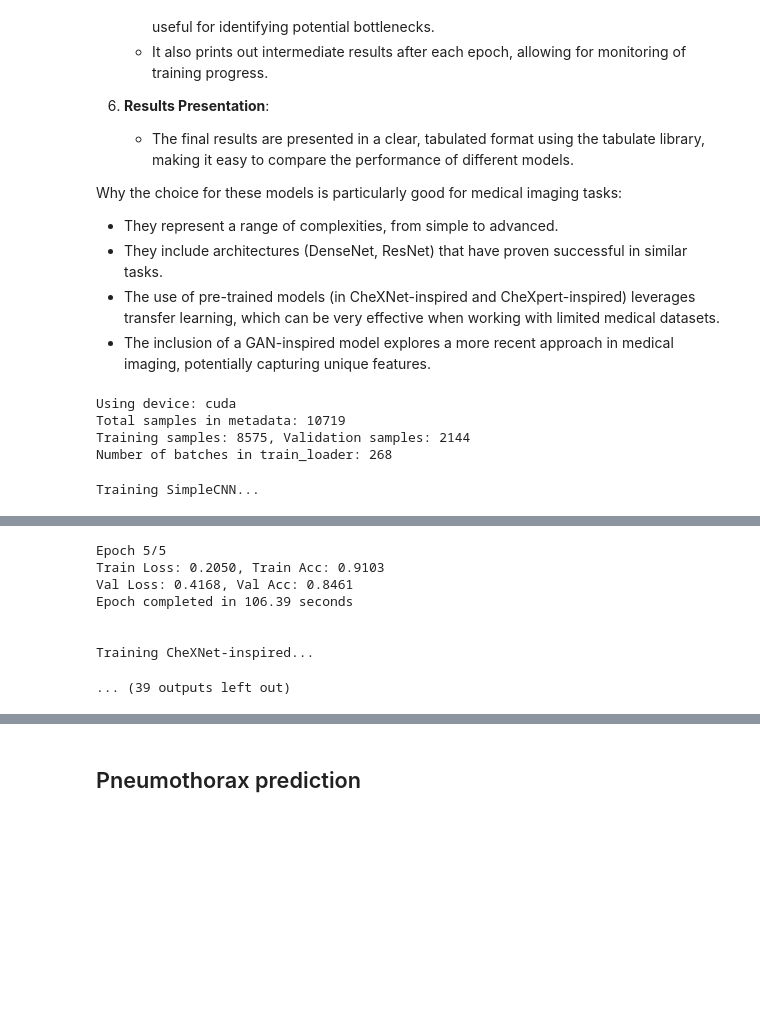
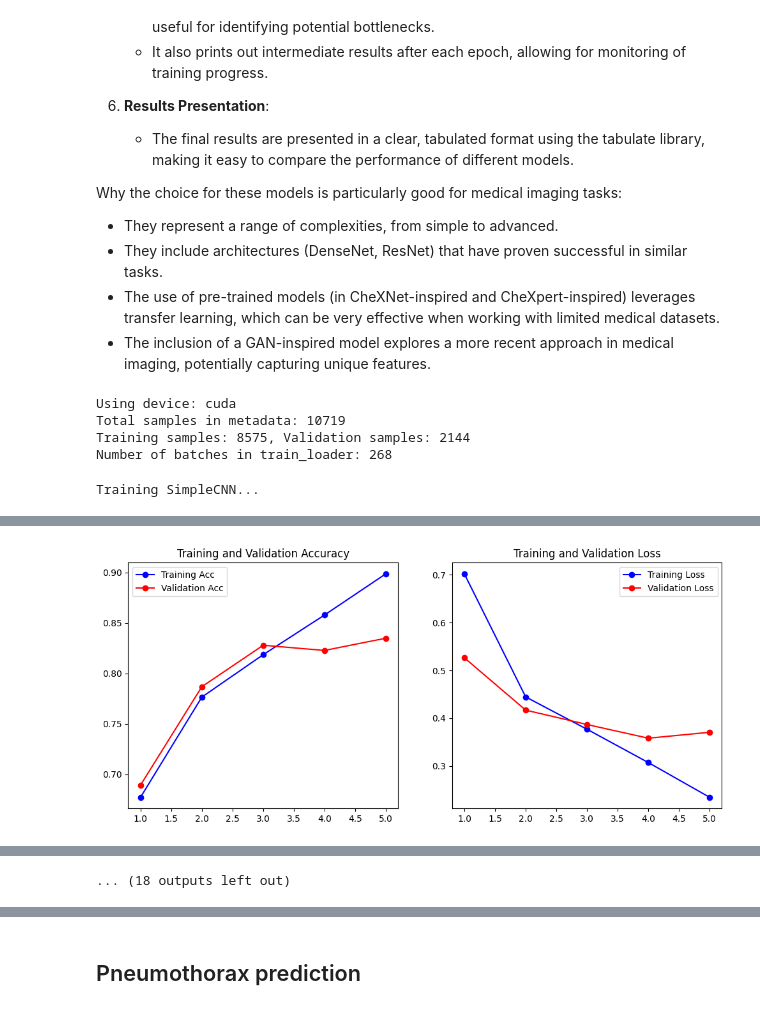
Before and after one commit to alexcri90/Medical-Imaging-DS-Bicocca, a Jupyter notebook: Project_MI.ipynb, the cells around one changed output, grey strips where cells are left out. Drawn from its saved outputs; the diff is of its cells as text; code cells hidden in the pictures; blank space fills up the shorter version.

Commit message:
Run da 5 epoch per grafici

```diff
--- a/Project_MI.ipynb
+++ b/Project_MI.ipynb
@@ -421,20 +507,19 @@ def train_model(model, train_loader, val_loader, criterion, optimizer, num_epoch
     model.to(device)
     best_val_acc = 0.0
     best_val_loss = float('inf')
+    train_acc_history = []
+    val_acc_history = []
+    train_loss_history = []
+    val_loss_history = []
 
     for epoch in range(num_epochs):
         model.train()
         train_loss = 0.0
         train_correct = 0
+        start_time = time.time()
 
-        start_time = time.time()
-        for batch_idx, (images, labels) in enumerate(tqdm(train_loader, desc=f"Epoch {epoch+1}/{num_epochs}")):
-            if batch_idx == 0:
-                print(f"First batch shape: {images.shape}")
-                print(f"First batch loaded in {time.time() - start_time:.2f} seconds")
-
+        for images, labels in tqdm(train_loader, desc=f"Epoch {epoch+1}/{num_epochs}"):
             images, labels = images.to(device), labels.float().to(device)
-
             optimizer.zero_grad()
             outputs = model(images).squeeze()
             loss = criterion(outputs, labels)
@@ -444,13 +529,11 @@ def train_model(model, train_loader, val_loader, criterion, optimizer, num_epoch
             train_loss += loss.item() * images.size(0)
             train_correct += ((outputs > 0.5) == labels).sum().item()
 
-            if batch_idx == 0:
-                print(f"First batch processed in {time.time() - start_time:.2f} seconds")
-
         train_loss /= len(train_loader.dataset)
         train_acc = train_correct / len(train_loader.dataset)
+        train_acc_history.append(train_acc)
+        train_loss_history.append(train_loss)
 
-        # Validation
         model.eval()
         val_loss = 0.0
         val_correct = 0
@@ -466,18 +549,39 @@ def train_model(model, train_loader, val_loader, criterion, optimizer, num_epoch
 
         val_loss /= len(val_loader.dataset)
         val_acc = val_correct / len(val_loader.dataset)
+        val_acc_history.append(val_acc)
+        val_loss_history.append(val_loss)
 
         print(f"Epoch {epoch+1}/{num_epochs}")
         print(f"Train Loss: {train_loss:.4f}, Train Acc: {train_acc:.4f}")
         print(f"Val Loss: {val_loss:.4f}, Val Acc: {val_acc:.4f}")
         print(f"Epoch completed in {time.time() - start_time:.2f} seconds")
-        print()
 
         if val_acc > best_val_acc:
             best_val_acc = val_acc
             best_val_loss = val_loss
 
-    return best_val_acc, best_val_loss
+    return train_acc_history, val_acc_history, train_loss_history, val_loss_history, best_val_acc, best_val_loss
+
+# Plotting function for scores
+def plot_performance(train_acc, val_acc, train_loss, val_loss):
+    epochs = range(1, len(train_acc) + 1)
+    plt.figure(figsize=(12, 5))
+    plt.subplot(1, 2, 1)
+    plt.plot(epochs, train_acc, 'bo-', label='Training Acc')
+    plt.plot(epochs, val_acc, 'ro-', label='Validation Acc')
+    plt.title('Training and Validation Accuracy')
+    plt.legend()
+
+    plt.subplot(1, 2, 2)
+    plt.plot(epochs, train_loss, 'bo-', label='Training Loss')
+    plt.plot(epochs, val_loss, 'ro-', label='Validation Loss')
+    plt.title('Training and Validation Loss')
+    plt.legend()
+
+    plt.show()
+
+
 
 # Main execution
 def main():
@@ -516,11 +620,14 @@ def main():
     criterion = nn.BCEWithLogitsLoss()
     results = []
 
+    # Inside the main() function after training each model
     for model_name, model in models.items():
         print(f"\nTraining {model_name}...")
         optimizer = optim.Adam(model.parameters(), lr=0.001)
-        best_val_acc, best_val_loss = train_model(model, train_loader, val_loader, criterion, optimizer, num_epochs=5)
+        train_acc, val_acc, train_loss, val_loss, best_val_acc, best_val_loss = train_model(model, train_loader, val_loader, criterion, optimizer, num_epochs=5)
+        plot_performance(train_acc, val_acc, train_loss, val_loss)
         results.append([model_name, best_val_acc, best_val_loss])
+
 
     # Print final results as a table
     headers = ["Model", "Best Validation Accuracy", "Best Validation Loss"]
@@ -554,0 +665 @@ First batch processed in 0.28 seconds
+[figure, added]
@@ -569,8 +679 @@ First batch processed in 0.33 seconds
-Epoch 5/5
-Train Loss: 0.2050, Train Acc: 0.9103
-Val Loss: 0.4168, Val Acc: 0.8461
-Epoch completed in 106.39 seconds
-
-
-Training CheXNet-inspired...
+... (18 outputs left out)
-... (39 outputs left out)
```
Also changed, not shown: parts of 9 cells of this notebook, 8 other files.
